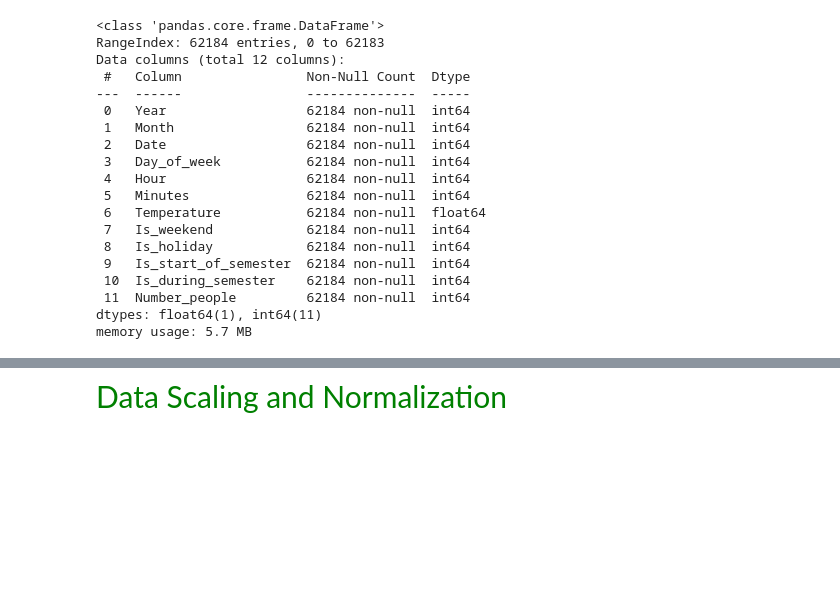
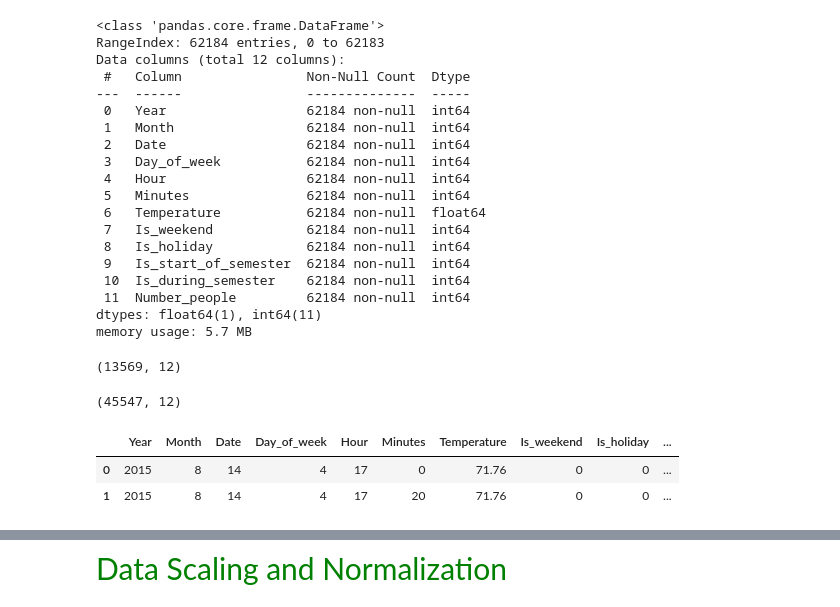
Before and after one commit to Janengethe/DS_ML_Final_Project, a Jupyter notebook: Crowdedness_at_Campus_Gym.ipynb, the cells around one changed output, grey strips where cells are left out. Drawn from its saved outputs; the diff is of its cells as text; code cells hidden in the pictures; blank space fills up the shorter version.

```diff
--- a/Crowdedness_at_Campus_Gym.ipynb
+++ b/Crowdedness_at_Campus_Gym.ipynb
@@ -233,3 +238,12 @@ Data columns (total 12 columns):
  11  Number_people         62184 non-null  int64
 dtypes: float64(1), int64(11)
 memory usage: 5.7 MB
+# %%
+df_2015 = df[(df["Year"] == 2015)]
+df_2015.shape
+# %% [output]
+(13569, 12)
+# %%
+df_2016 = df[df["Year"] == 2016]
+# %% [output]
+(45547, 12)
@@ -235,0 +252,8 @@ memory usage: 5.7 MB
+# %%
+# reload
+df = pd.read_csv("newdf.csv")
+df.head(2)
+# %% [output]
+|  | Year | Month | Date | Day_of_week | Hour | Minutes | Temperature | Is_weekend | Is_holiday | ... |
+| 0 | 2015 | 8 | 14 | 4 | 17 | 0 | 71.76 | 0 | 0 | ... |
+| 1 | 2015 | 8 | 14 | 4 | 17 | 20 | 71.76 | 0 | 0 | ... |
```
Also changed, not shown: parts of 25 cells of this notebook, 2 other files.
